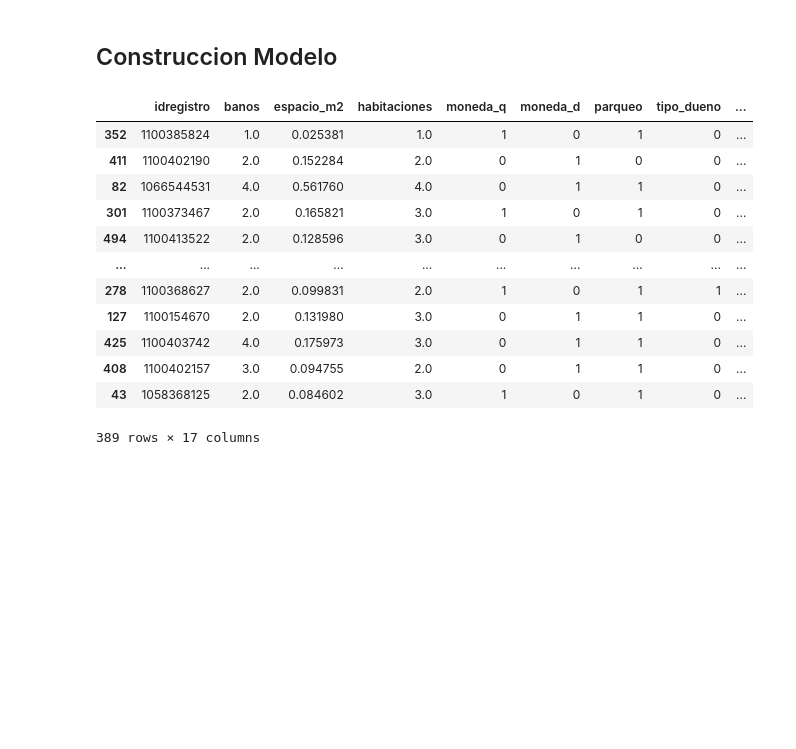
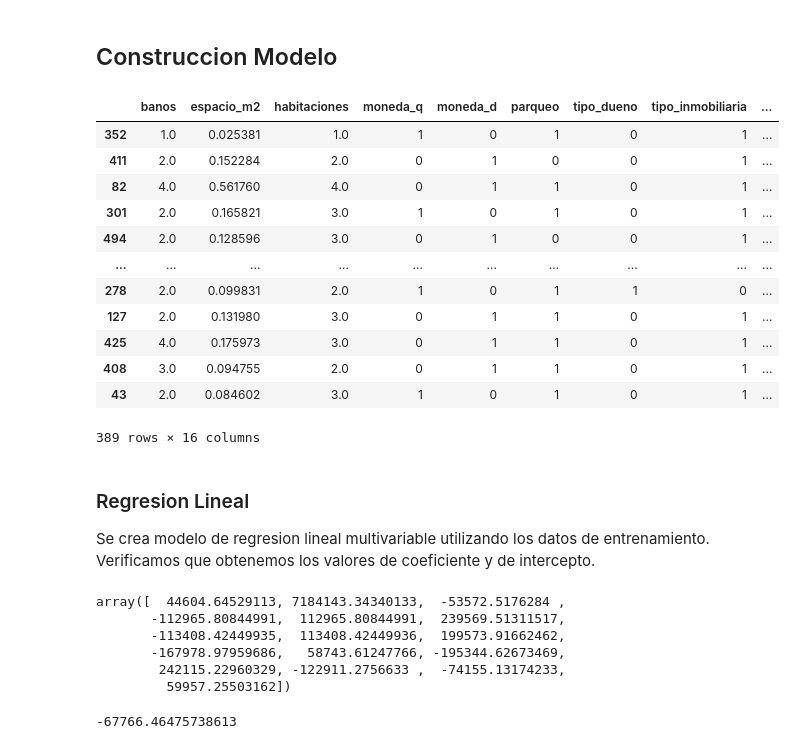
Before and after one commit to yadderace/ScrappingProject, a Jupyter notebook: Notebooks/Model Construction.ipynb, the cells around one changed output. Drawn from its saved outputs; the diff is of its cells as text; code cells hidden in the pictures; blank space fills up the shorter version.

Commit message:
Se crea modelo de regresion lineal y se realiza grafica de distribucion para verificar el resultado de los datos de prueba en el modelo.

```diff
--- a/Notebooks/Model Construction.ipynb
+++ b/Notebooks/Model Construction.ipynb
@@ -396,26 +398,50 @@ dtype: object
 ## Construccion Modelo
 # %%
 # Seleccionamos las variables predictoras
-dfPredictors = dfModeloSet.loc[:, dfModeloSet.columns != 'precio_real']
+dfPredictors = dfModeloSet.loc[:, ~dfModeloSet.columns.isin(['precio_real', 'idregistro'])]
 
 # Seleccionamos la variable dependiente
 Y = dfModeloSet['precio_real']
 
 # Separamos los datos para test y training
 xTrain, xTest, yTrain, yTest = train_test_split(dfPredictors, Y, test_size = 0.3, random_state=1505)
 
 xTrain
 # %% [output]
-|  | idregistro | banos | espacio_m2 | habitaciones | moneda_q | moneda_d | parqueo | tipo_dueno | ... |
-| 352 | 1100385824 | 1.0 | 0.025381 | 1.0 | 1 | 0 | 1 | 0 | ... |
-| 411 | 1100402190 | 2.0 | 0.152284 | 2.0 | 0 | 1 | 0 | 0 | ... |
-| 82 | 1066544531 | 4.0 | 0.561760 | 4.0 | 0 | 1 | 1 | 0 | ... |
-| 301 | 1100373467 | 2.0 | 0.165821 | 3.0 | 1 | 0 | 1 | 0 | ... |
-| 494 | 1100413522 | 2.0 | 0.128596 | 3.0 | 0 | 1 | 0 | 0 | ... |
+|  | banos | espacio_m2 | habitaciones | moneda_q | moneda_d | parqueo | tipo_dueno | tipo_inmobiliaria | ... |
+| 352 | 1.0 | 0.025381 | 1.0 | 1 | 0 | 1 | 0 | 1 | ... |
+| 411 | 2.0 | 0.152284 | 2.0 | 0 | 1 | 0 | 0 | 1 | ... |
+| 82 | 4.0 | 0.561760 | 4.0 | 0 | 1 | 1 | 0 | 1 | ... |
+| 301 | 2.0 | 0.165821 | 3.0 | 1 | 0 | 1 | 0 | 1 | ... |
+| 494 | 2.0 | 0.128596 | 3.0 | 0 | 1 | 0 | 0 | 1 | ... |
 | ... | ... | ... | ... | ... | ... | ... | ... | ... | ... |
-| 278 | 1100368627 | 2.0 | 0.099831 | 2.0 | 1 | 0 | 1 | 1 | ... |
-| 127 | 1100154670 | 2.0 | 0.131980 | 3.0 | 0 | 1 | 1 | 0 | ... |
-| 425 | 1100403742 | 4.0 | 0.175973 | 3.0 | 0 | 1 | 1 | 0 | ... |
-| 408 | 1100402157 | 3.0 | 0.094755 | 2.0 | 0 | 1 | 1 | 0 | ... |
-| 43 | 1058368125 | 2.0 | 0.084602 | 3.0 | 1 | 0 | 1 | 0 | ... |
+| 278 | 2.0 | 0.099831 | 2.0 | 1 | 0 | 1 | 1 | 0 | ... |
+| 127 | 2.0 | 0.131980 | 3.0 | 0 | 1 | 1 | 0 | 1 | ... |
+| 425 | 4.0 | 0.175973 | 3.0 | 0 | 1 | 1 | 0 | 1 | ... |
+| 408 | 3.0 | 0.094755 | 2.0 | 0 | 1 | 1 | 0 | 1 | ... |
+| 43 | 2.0 | 0.084602 | 3.0 | 1 | 0 | 1 | 0 | 1 | ... |
-389 rows × 17 columns
+389 rows × 16 columns
+# %% [markdown]
+### Regresion Lineal
+
+Se crea modelo de regresion lineal multivariable utilizando los datos de entrenamiento. Verificamos que obtenemos los valores de coeficiente y de intercepto.
+# %%
+# Construccion del modelo
+linearRegModel = LinearRegression()
+
+linearRegModel.fit(xTrain, yTrain)
+
+# Verificacion de coeficientes
+linearRegModel.coef_
+# %% [output]
+array([  44604.64529113, 7184143.34340133,  -53572.5176284 ,
+       -112965.80844991,  112965.80844991,  239569.51311517,
+       -113408.42449935,  113408.42449936,  199573.91662462,
+       -167978.97959686,   58743.61247766, -195344.62673469,
+        242115.22960329, -122911.2756633 ,  -74155.13174233,
+         59957.25503162])
+# %%
+# Verificacion de intercepto
+linearRegModel.intercept_
+# %% [output]
+-67766.46475738613
```
Also changed, not shown: parts of 3 cells of this notebook.
